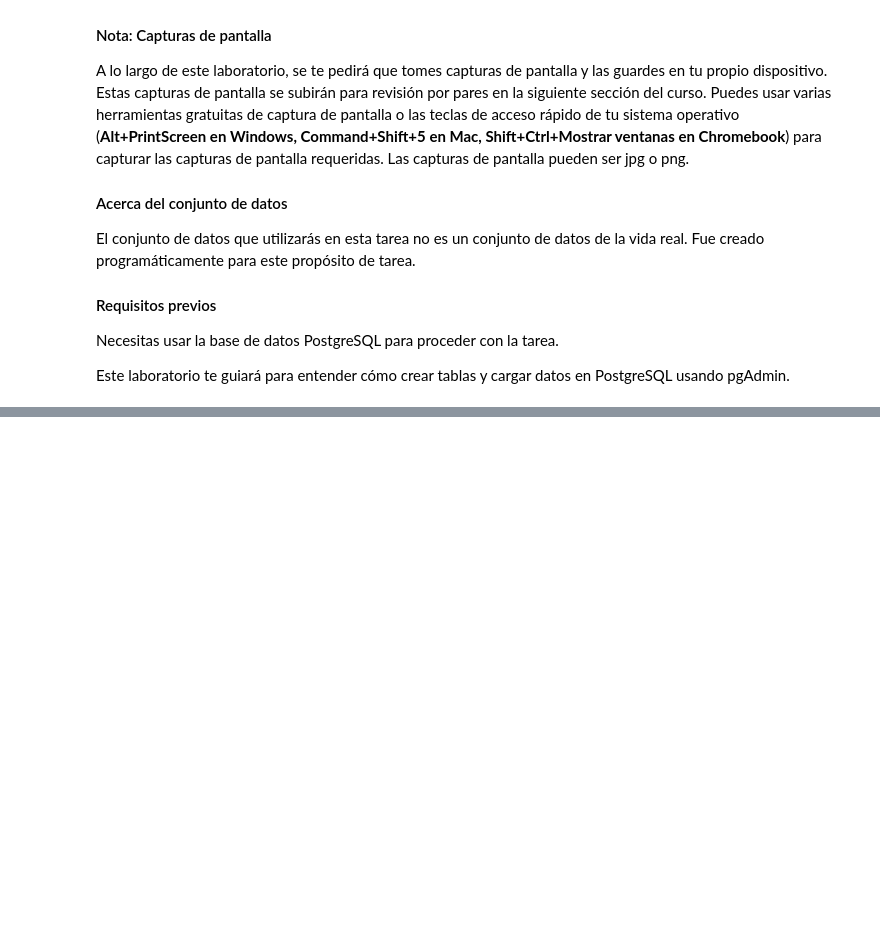
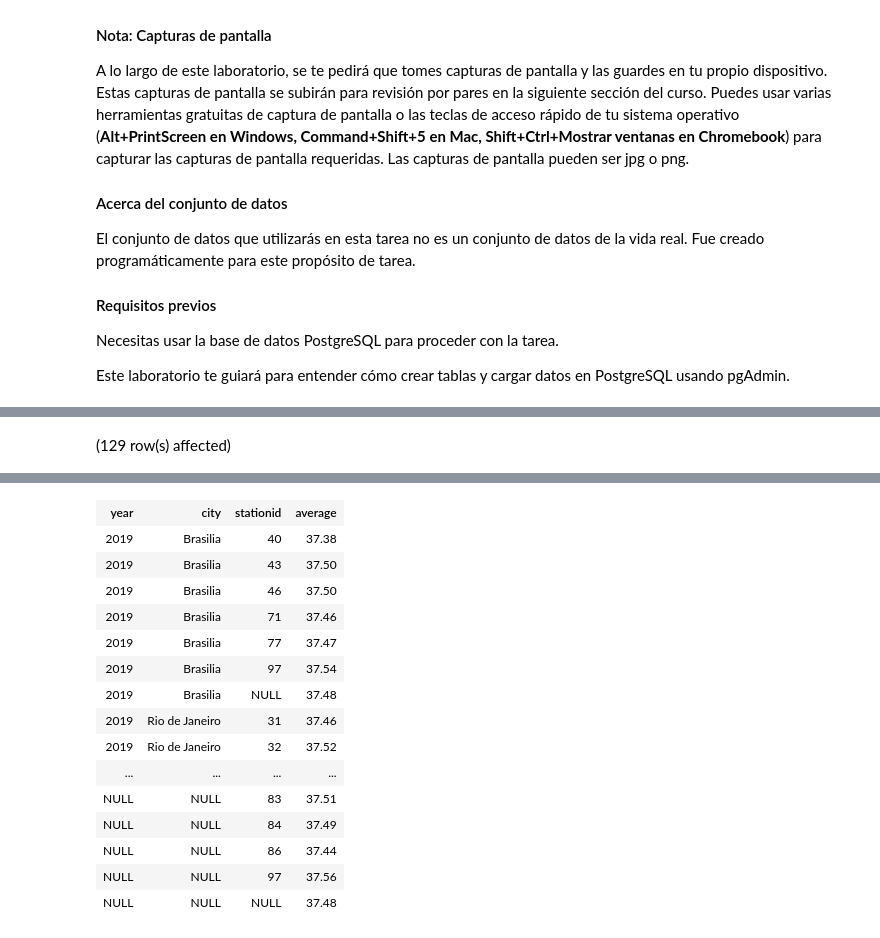
Before and after one commit to DiegoSuarz/Data-Warehouse-Fundamentals-IBM, a Jupyter notebook: 07_Trabajo_Final_Fundamentos_de_Almacenes_de_Datos/LAB-07.ipynb, the cells around one changed output, grey strips where cells are left out. Drawn from its saved outputs; the diff is of its cells as text; code cells hidden in the pictures; blank space fills up the shorter version.

```diff
--- a/07_Trabajo_Final_Fundamentos_de_Almacenes_de_Datos/LAB-07.ipynb
+++ b/07_Trabajo_Final_Fundamentos_de_Almacenes_de_Datos/LAB-07.ipynb
@@ -229,0 +499,11 @@ Nombra la captura de pantalla `16-mv.jpg`. (Las imágenes se pueden guardar con
+# %%
+SELECT d.year, s.city, s.stationid, ROUND(AVG(wastecollected),2) as Average
+FROM "FactTrips" f
+INNER JOIN "DimDate" d
+ON f.dateid = d.dateid
+INNER JOIN "DimStation" s
+ON f.stationid = s.stationid
+GROUP BY CUBE(d.year, s.city, s.stationid)
+ORDER BY  d.year, s.city, s.stationid;
+# %% [output]
+(129 row(s) affected)
@@ -229,0 +511,16 @@ Nombra la captura de pantalla `16-mv.jpg`. (Las imágenes se pueden guardar con
+| year | city | stationid | average |
+| 2019 | Brasilia | 40 | 37.38 |
+| 2019 | Brasilia | 43 | 37.50 |
+| 2019 | Brasilia | 46 | 37.50 |
+| 2019 | Brasilia | 71 | 37.46 |
+| 2019 | Brasilia | 77 | 37.47 |
+| 2019 | Brasilia | 97 | 37.54 |
+| 2019 | Brasilia | NULL | 37.48 |
+| 2019 | Rio de Janeiro | 31 | 37.46 |
+| 2019 | Rio de Janeiro | 32 | 37.52 |
+| ... | ... | ... | ... |
+| NULL | NULL | 83 | 37.51 |
+| NULL | NULL | 84 | 37.49 |
+| NULL | NULL | 86 | 37.44 |
+| NULL | NULL | 97 | 37.56 |
+| NULL | NULL | NULL | 37.48 |
```
Also changed, not shown: parts of 48 cells of this notebook, 4 other files.
